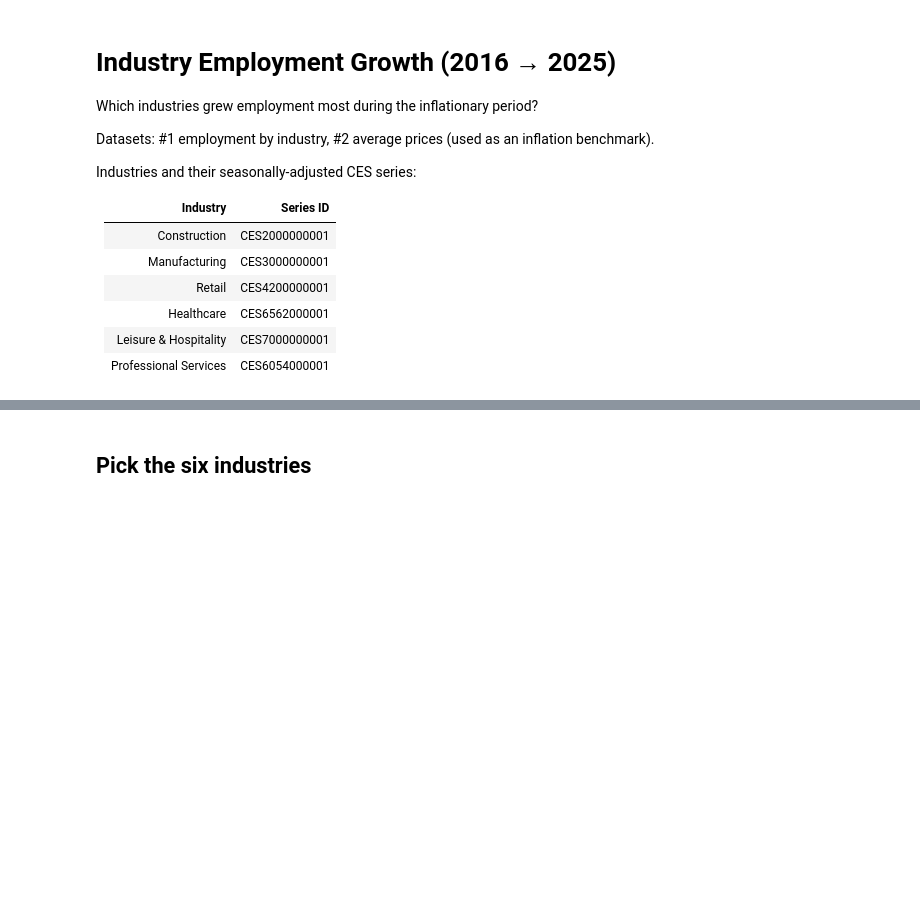
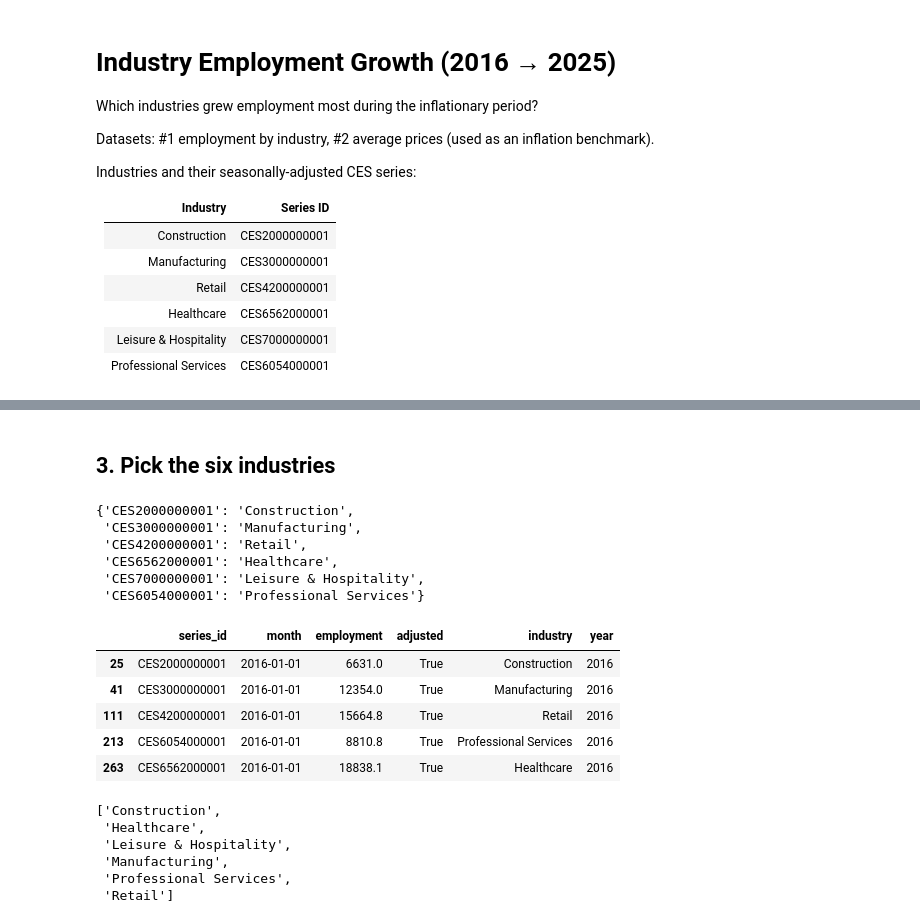
Before and after one commit to Raymay3/Inflation-Project, a Jupyter notebook: industry_growth.ipynb, the cells around one changed output, grey strips where cells are left out. Drawn from its saved outputs; the diff is of its cells as text; code cells hidden in the pictures; blank space fills up the shorter version.

```diff
--- a/industry_growth.ipynb
+++ b/industry_growth.ipynb
@@ -71,21 +121,43 @@ inf_long.head()
 # %% [markdown]
-## Pick the six industries
+## 3. Pick the six industries
+# %%
+# series ID -> industry label
+industries = {
+    'CES2000000001': 'Construction',
+    'CES3000000001': 'Manufacturing',
+    'CES4200000001': 'Retail',
+    'CES6562000001': 'Healthcare',
+    'CES7000000001': 'Leisure & Hospitality',
+    'CES6054000001': 'Professional Services',
+}
+industries
+# %% [output]
+{'CES2000000001': 'Construction',
+ 'CES3000000001': 'Manufacturing',
+ 'CES4200000001': 'Retail',
+ 'CES6562000001': 'Healthcare',
+ 'CES7000000001': 'Leisure & Hospitality',
+ 'CES6054000001': 'Professional Services'}
 # %%
-# series ID -> industry label
-industries = {
-    'CES2000000001': 'Construction',
-    'CES3000000001': 'Manufacturing',
-    'CES4200000001': 'Retail',
-    'CES6562000001': 'Healthcare',
-    'CES7000000001': 'Leisure & Hospitality',
-    'CES6054000001': 'Professional Services',
-}
-
-# keep only those series and tag each with its label and year
+# keep only those series; tag each row with its label and year
 ind = earn_long[earn_long['series_id'].isin(industries)].copy()
 ind['industry'] = ind['series_id'].map(industries)
 ind['year'] = ind['month'].dt.year
-
-# confirm all six are present, then show each industry's employment range (thousands)
-print('industries found:', sorted(ind['industry'].unique()))
-ind.groupby('industry')['employment'].agg(['min', 'max'])
+ind.head()
+# %% [output]
+|  | series_id | month | employment | adjusted | industry | year |
+| 25 | CES2000000001 | 2016-01-01 | 6631.0 | True | Construction | 2016 |
+| 41 | CES3000000001 | 2016-01-01 | 12354.0 | True | Manufacturing | 2016 |
+| 111 | CES4200000001 | 2016-01-01 | 15664.8 | True | Retail | 2016 |
+| 213 | CES6054000001 | 2016-01-01 | 8810.8 | True | Professional Services | 2016 |
+| 263 | CES6562000001 | 2016-01-01 | 18838.1 | True | Healthcare | 2016 |
+# %%
+# confirm all six industries are present
+sorted(ind['industry'].unique())
+# %% [output]
+['Construction',
+ 'Healthcare',
+ 'Leisure & Hospitality',
+ 'Manufacturing',
+ 'Professional Services',
+ 'Retail']
```
Also changed, not shown: parts of 21 cells of this notebook.
